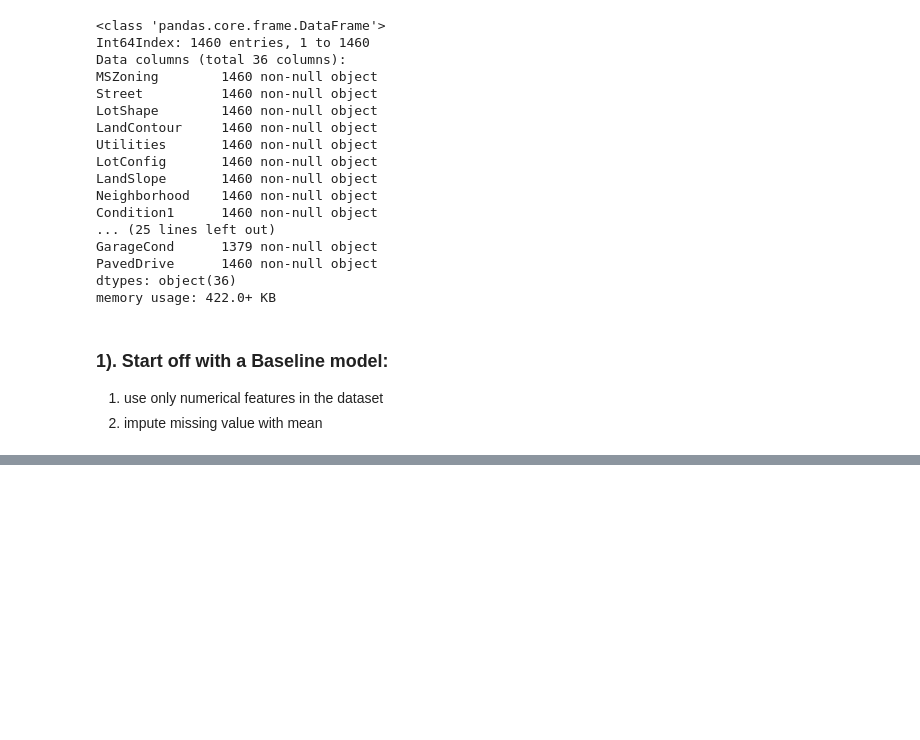
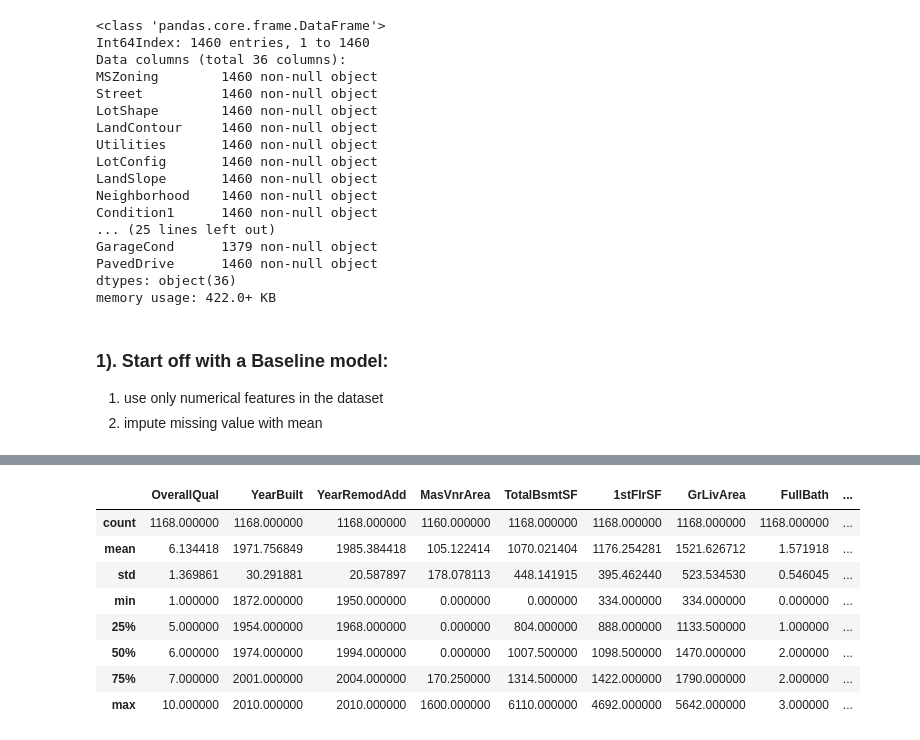
Before and after one commit to MTang0728/Ames_Housing_Price_Competition, a Jupyter notebook: Price_Prediction.ipynb, the cells around one changed output, grey strips where cells are left out. Saved outputs shown, nothing was run; the diff lists cells and outputs as text; code cells hidden in the pictures; blank space fills up the shorter version.

```diff
--- a/Price_Prediction.ipynb
+++ b/Price_Prediction.ipynb
@@ -106,9 +106,11 @@ from sklearn.impute import SimpleImputer
 from xgboost import XGBRegressor
 from sklearn.metrics import mean_absolute_error
 from sklearn.ensemble import RandomForestRegressor
+
 # train split the data
-X_bl = X[num_cols]
-X_bl_train, X_bl_test, Y_train, Y_test = train_test_split(X_bl, Y, test_size = 0.8, random_state = 1)
+X_train, X_test, Y_train, Y_test = train_test_split(X, Y, train_size = 0.8, random_state = 1)
+X_bl_train = X_train[num_cols]
+X_bl_test = X_test[num_cols]
 # impute missing value
 # create a list that contains the names of columns with missing entries
 missing_cols_bl = [col for col in X_bl_train if X_bl_train[col].isnull().any() == True]
@@ -156,0 +230,20 @@ In-Sample mean-absolute-error is: 961.8105067422945
+# %%
+X_num_train = X_train.loc[:, high_corr_ft]
+X_num_test = X_test.loc[:, high_corr_ft]
+
+drop_high_corr_ft = ['GarageYrBlt', 'GarageArea']
+
+X_num_train.drop(drop_high_corr_ft, axis = 1, inplace = True)
+X_num_test.drop(drop_high_corr_ft, axis = 1, inplace = True)
+# %%
+X_num_train.describe()
+# %% [output]
+|  | OverallQual | YearBuilt | YearRemodAdd | MasVnrArea | TotalBsmtSF | 1stFlrSF | GrLivArea | FullBath | ... |
+| count | 1168.000000 | 1168.000000 | 1168.000000 | 1160.000000 | 1168.000000 | 1168.000000 | 1168.000000 | 1168.000000 | ... |
+| mean | 6.134418 | 1971.756849 | 1985.384418 | 105.122414 | 1070.021404 | 1176.254281 | 1521.626712 | 1.571918 | ... |
+| std | 1.369861 | 30.291881 | 20.587897 | 178.078113 | 448.141915 | 395.462440 | 523.534530 | 0.546045 | ... |
+| min | 1.000000 | 1872.000000 | 1950.000000 | 0.000000 | 0.000000 | 334.000000 | 334.000000 | 0.000000 | ... |
+| 25% | 5.000000 | 1954.000000 | 1968.000000 | 0.000000 | 804.000000 | 888.000000 | 1133.500000 | 1.000000 | ... |
+| 50% | 6.000000 | 1974.000000 | 1994.000000 | 0.000000 | 1007.500000 | 1098.500000 | 1470.000000 | 2.000000 | ... |
+| 75% | 7.000000 | 2001.000000 | 2004.000000 | 170.250000 | 1314.500000 | 1422.000000 | 1790.000000 | 2.000000 | ... |
+| max | 10.000000 | 2010.000000 | 2010.000000 | 1600.000000 | 6110.000000 | 4692.000000 | 5642.000000 | 3.000000 | ... |
```
Also changed, not shown: parts of 11 cells of this notebook.
